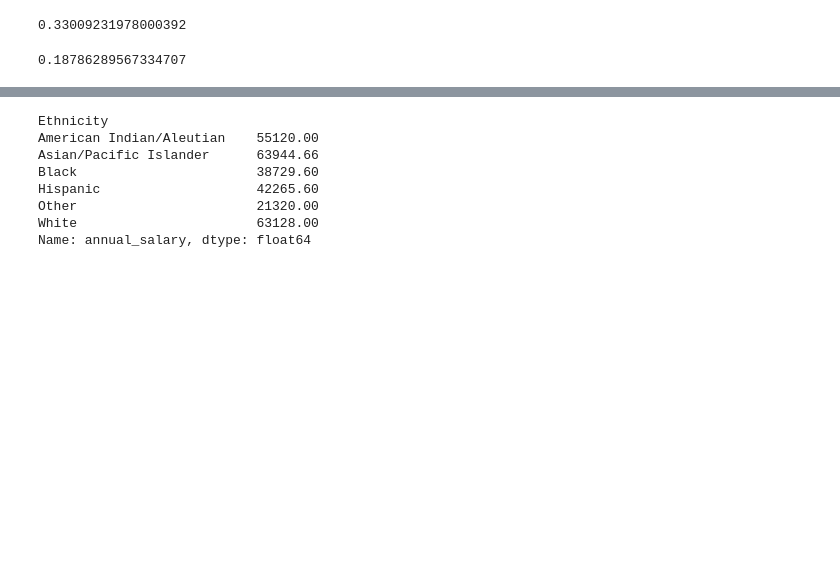
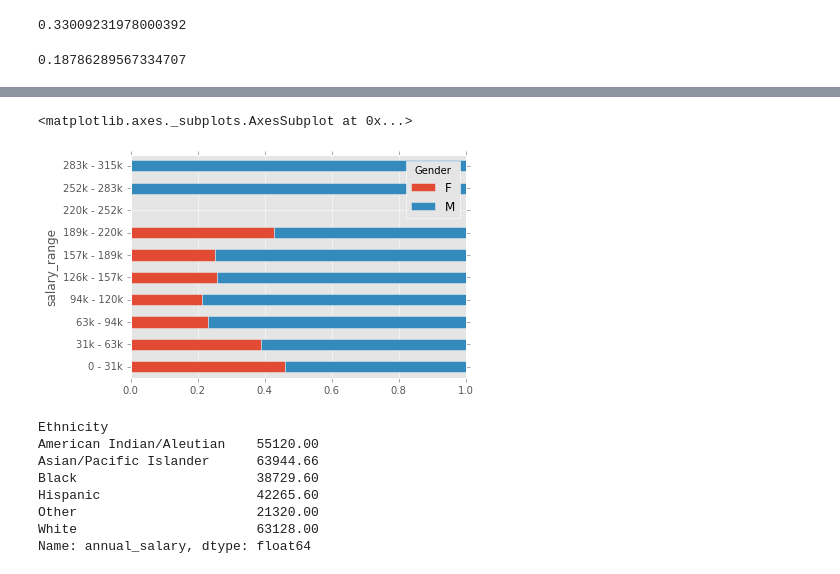
Before and after one commit to malev/codingnews.info, a Jupyter notebook: notebooks/austin_employees.ipynb, the cells around one changed output, grey strips where cells are left out. Drawn from its saved outputs; the diff is of its cells as text; code cells hidden in the pictures; blank space fills up the shorter version.

```diff
--- a/notebooks/austin_employees.ipynb
+++ b/notebooks/austin_employees.ipynb
@@ -111,3 +117,11 @@ df[df['Gender'] == 'F'].groupby('salary_range')['Gender'].count()[2]/len(df[df['
+# %%
+# Combining gender income (normalized)
+combined = df.groupby(['salary_range', 'Gender']).count().unstack()['Emp ID']
+normed_subset = combined.div(combined.sum(1), axis=0)
+normed_subset.plot(kind='barh', stacked=True)
+# %% [output]
+<matplotlib.axes._subplots.AxesSubplot at 0x...>
+[figure, added]
 # %%
 # Salaries by ethnicity
 df.groupby('Ethnicity')['annual_salary'].median()
```
Also changed, not shown: parts of 1 cell of this notebook.
